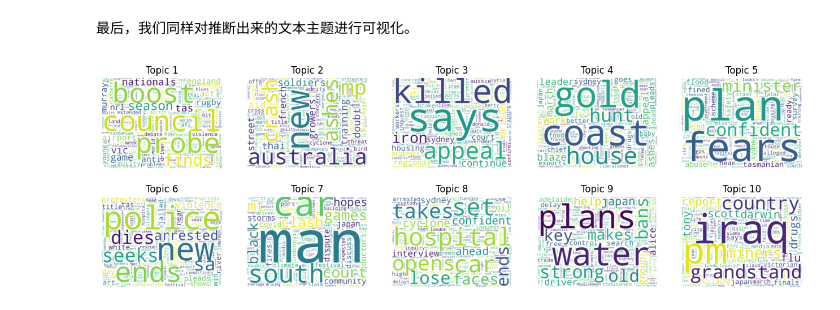
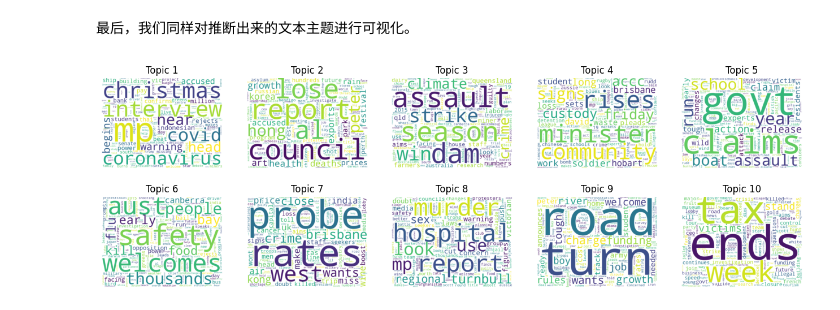
Before and after one commit to xukai92/juliacn-2021, a Jupyter notebook: topic_models.ipynb, the cells around one changed output. Cells and saved outputs as stored; diff of their text form; code cells hidden in the pictures.

```diff
--- a/topic_models.ipynb
+++ b/topic_models.ipynb
@@ -284,13 +286,13 @@ lda = ProductLatentDirichletAllocationVectorizedCollapsedMannual(
     data_20news["D"], data_20news["K"], data_20news["V"], data_20news["w"], data_20news["doc"]
 )
 
-chain = sample(lda, HMC(0.1, 3), 2_000)
+chain = sample(lda, HMC(0.01, 15), 500)
 
 plot(chain[:lp])
 # %% [markdown]
 最后，我们同样对推断出来的文本主题进行可视化。
 # %%
-retval = extract_expected_topic_parameters(chain, data_20news["D"], data_20news["K"], data_20news["V"], 50, 5)
+retval = extract_expected_topic_parameters(chain, data_20news["D"], data_20news["K"], data_20news["V"], 100, 10)
 make_word_clouds_plot(retval.β, data_20news["vocab"])
 # %% [output]
-[figure, old version]
+[figure, new version]
```
Also changed, not shown: parts of 1 cell of this notebook.
